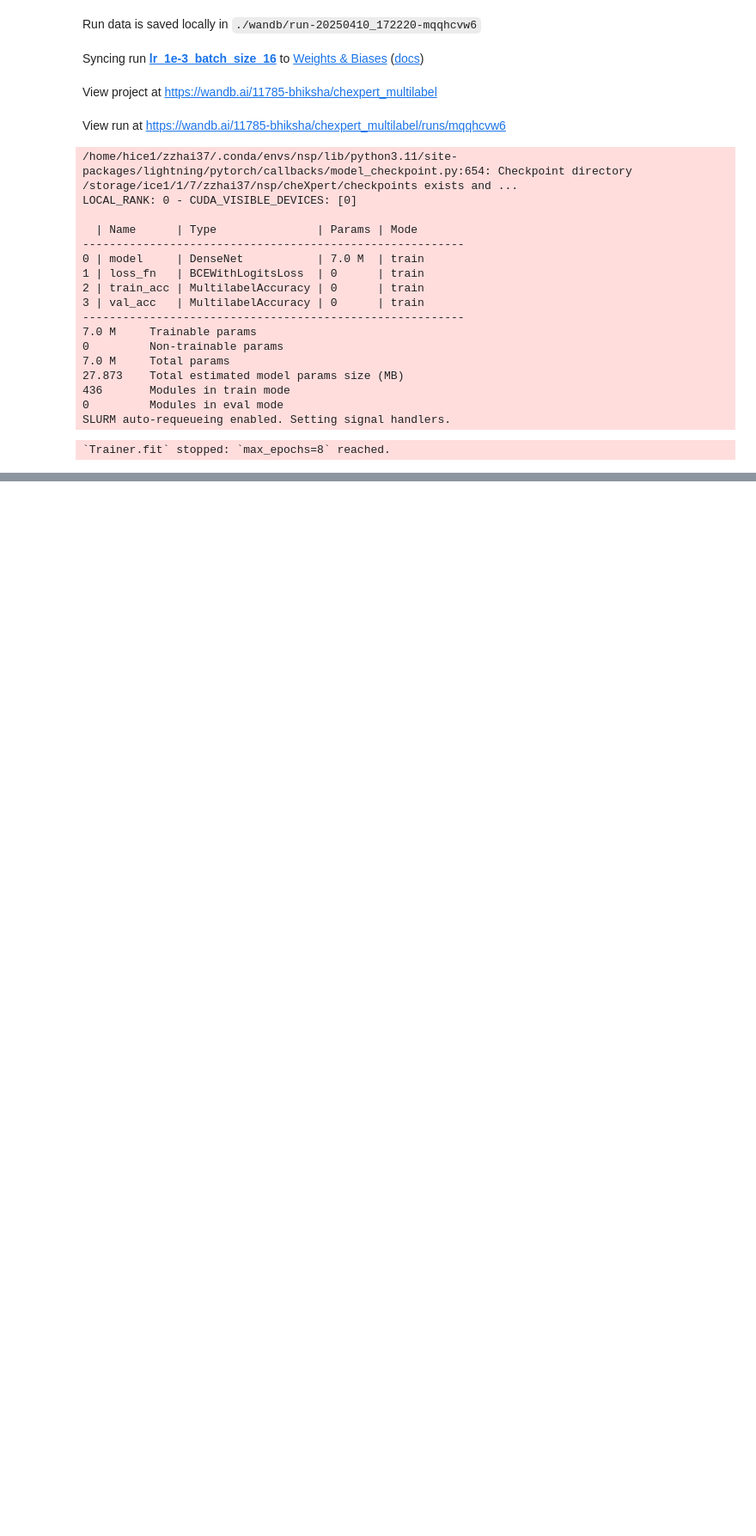
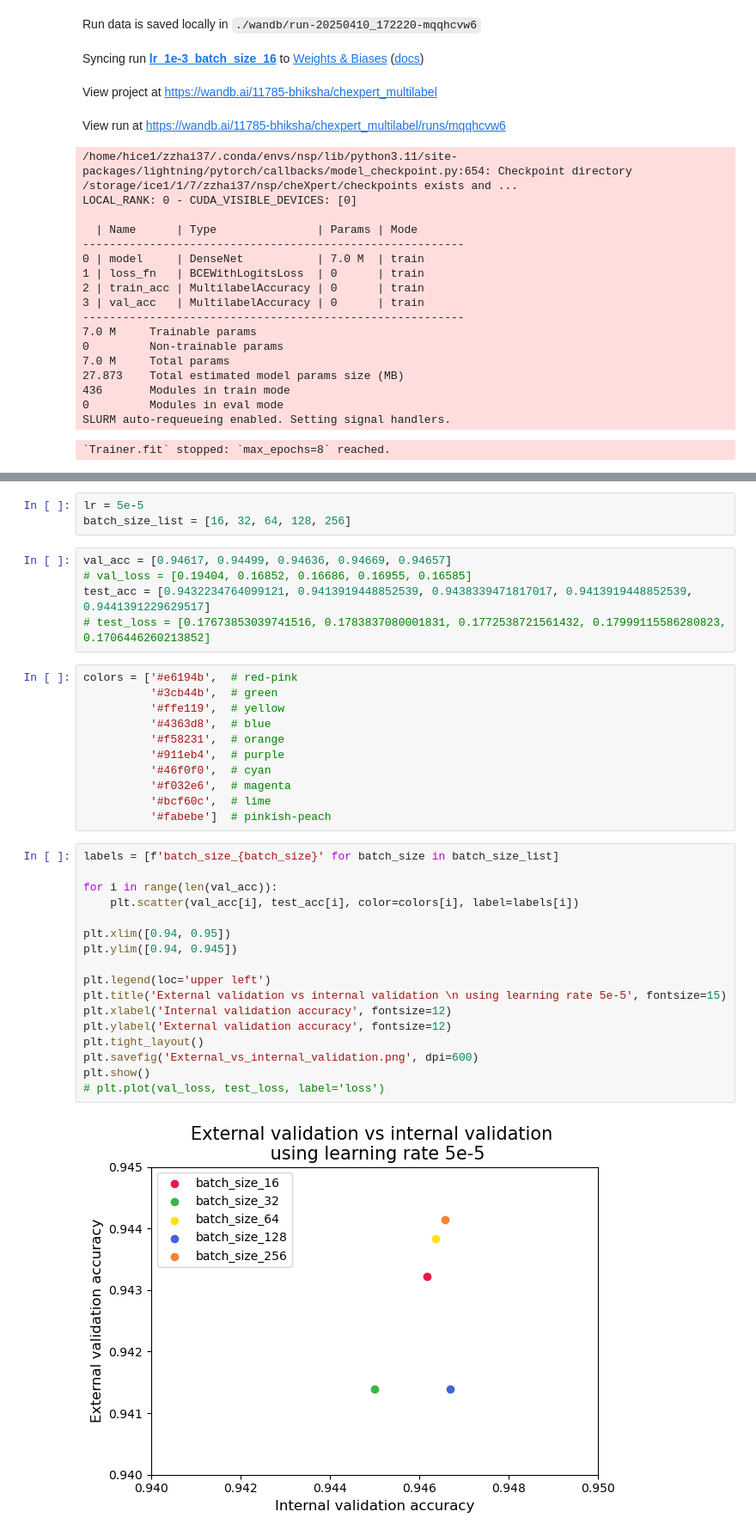
Before and after one commit to zhaizhongyuan/chexpert, a Jupyter notebook: cnn.ipynb, the cells around one changed output, grey strips where cells are left out. Shown at 86% size. Drawn from its saved outputs; the diff is of its cells as text; blank space fills up the shorter version.

```diff
--- a/cnn.ipynb
+++ b/cnn.ipynb
@@ -315,0 +371,38 @@ SLURM auto-requeueing enabled. Setting signal handlers.
+# %%
+lr = 5e-5
+batch_size_list = [16, 32, 64, 128, 256]
+# %%
+val_acc = [0.94617, 0.94499, 0.94636, 0.94669, 0.94657]
+# val_loss = [0.19404, 0.16852, 0.16686, 0.16955, 0.16585]
+test_acc = [0.9432234764099121, 0.9413919448852539, 0.9438339471817017, 0.9413919448852539, 0.9441391229629517]
+# test_loss = [0.17673853039741516, 0.1783837080001831, 0.1772538721561432, 0.17999115586280823, 0.1706446260213852]
+# %%
+colors = ['#e6194b',  # red-pink
+          '#3cb44b',  # green
+          '#ffe119',  # yellow
+          '#4363d8',  # blue
+          '#f58231',  # orange
+          '#911eb4',  # purple
+          '#46f0f0',  # cyan
+          '#f032e6',  # magenta
+          '#bcf60c',  # lime
+          '#fabebe']  # pinkish-peach
+# %%
+labels = [f'batch_size_{batch_size}' for batch_size in batch_size_list]
+
+for i in range(len(val_acc)):
+    plt.scatter(val_acc[i], test_acc[i], color=colors[i], label=labels[i])
+
+plt.xlim([0.94, 0.95])
+plt.ylim([0.94, 0.945])
+
+plt.legend(loc='upper left')
+plt.title('External validation vs internal validation \n using learning rate 5e-5', fontsize=15)
+plt.xlabel('Internal validation accuracy', fontsize=12)
+plt.ylabel('External validation accuracy', fontsize=12)
+plt.tight_layout()
+plt.savefig('External_vs_internal_validation.png', dpi=600)
+plt.show()
+# plt.plot(val_loss, test_loss, label='loss')
+# %% [output]
+[figure, added]
```
Also changed, not shown: parts of 18 cells of this notebook, 43 other files.
